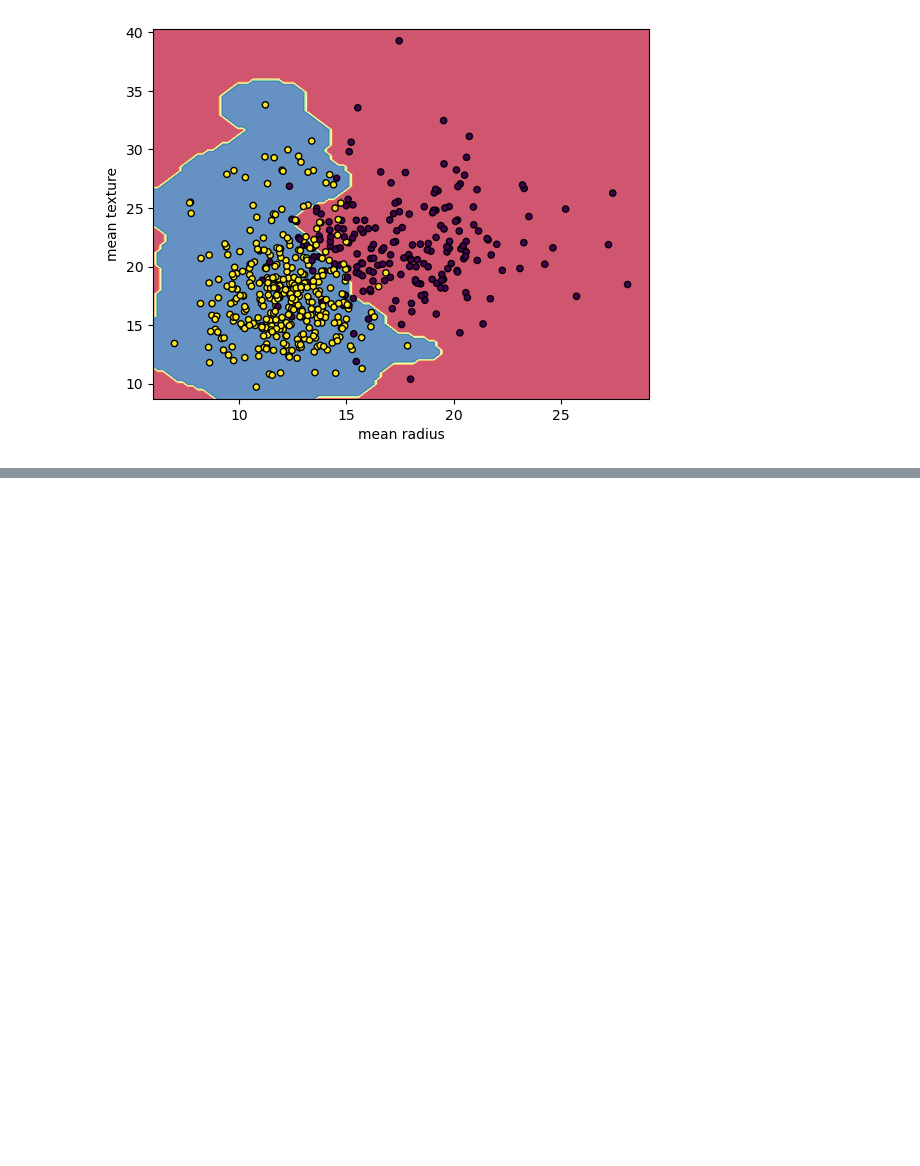
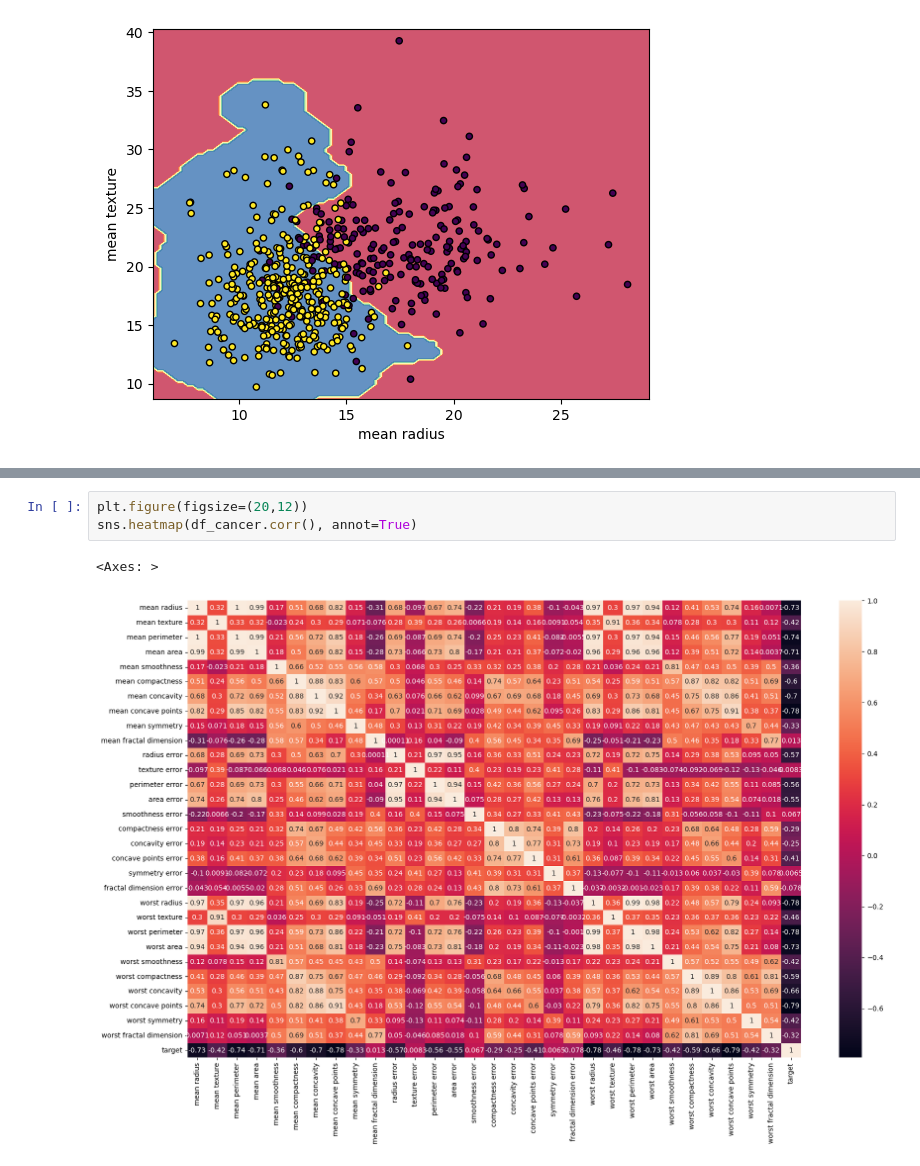
Before and after one commit to keithmmc/machinelearning, a Jupyter notebook: SVM/svm1.ipynb, the cells around one changed output, grey strips where cells are left out. Saved outputs shown, nothing was run; the diff lists cells and outputs as text; blank space fills up the shorter version.

```diff
--- a/SVM/svm1.ipynb
+++ b/SVM/svm1.ipynb
@@ -33,0 +72,6 @@ plt.show()
+# %%
+plt.figure(figsize=(20,12))
+sns.heatmap(df_cancer.corr(), annot=True)
+# %% [output]
+<Axes: >
+[figure, added]
```
Also changed, not shown: parts of 46 cells of this notebook.
